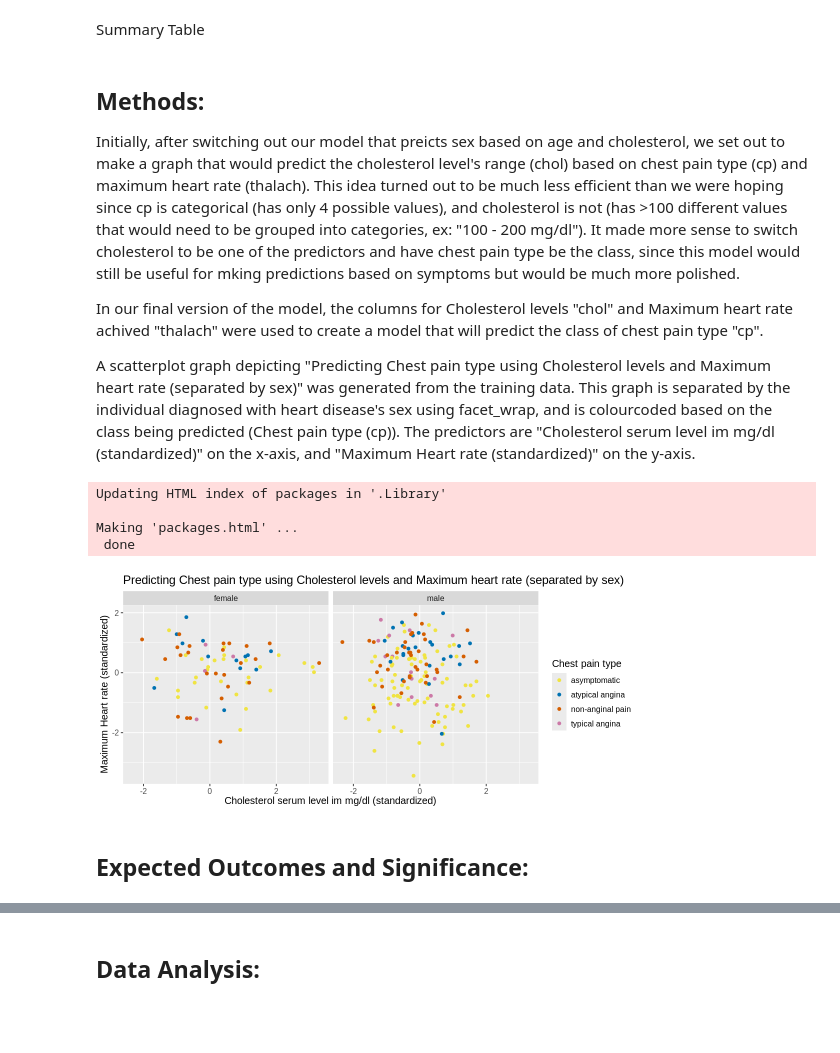
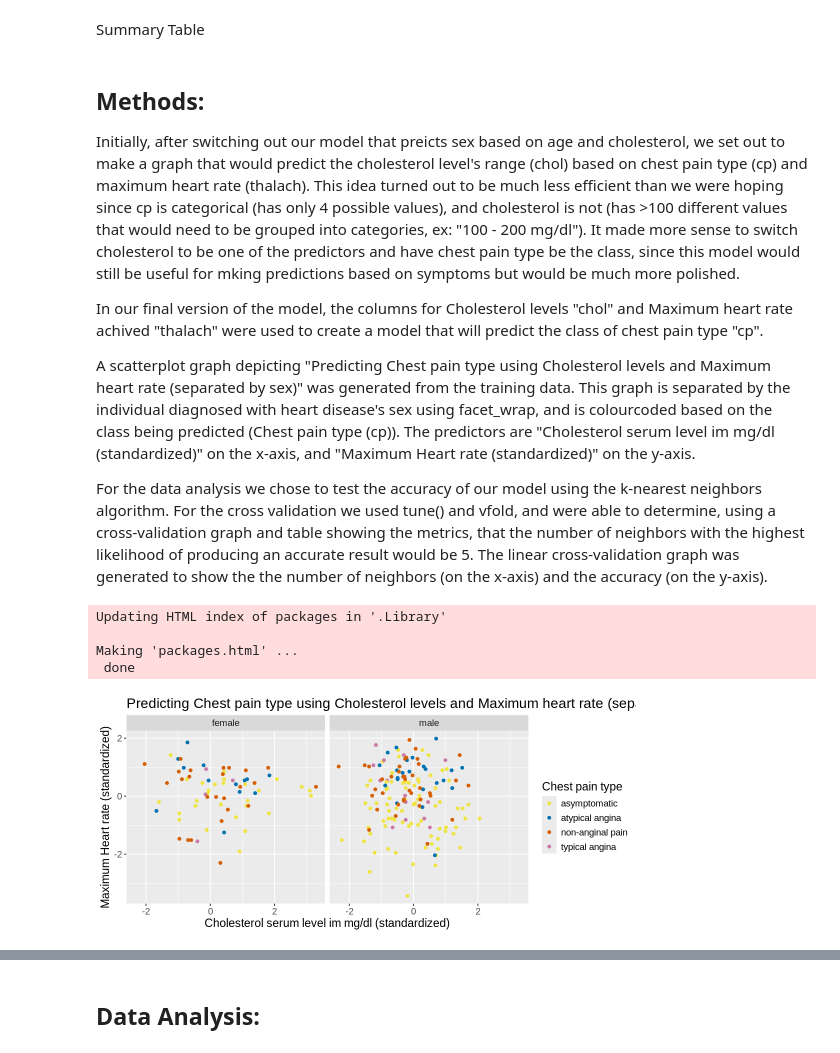
Before and after one commit to Skylertana/dsci-100-006-project-group2, a Jupyter notebook: localrepo.ipynb, the cells around one changed output, grey strips where cells are left out. Cells and saved outputs as stored; diff of their text form; code cells hidden in the pictures; blank space fills up the shorter version.

Commit message:
Added written sections from the word doc
- copied over written portion from word doc
- added observations to "expected outcomes & significance section

```diff
--- a/localrepo.ipynb
+++ b/localrepo.ipynb
@@ -126,6 +126,8 @@ based on chest pain type (cp) and maximum heart rate (thalach). This idea turned
 In our final version of the model, the columns for Cholesterol levels "chol" and Maximum heart rate achived "thalach" were used to create a model that will predict the class of chest pain type "cp".
 
 A scatterplot graph depicting "Predicting Chest pain type using Cholesterol levels and Maximum heart rate (separated by sex)" was generated from the training data. This graph is separated by the individual diagnosed with heart disease's sex using facet_wrap, and is colourcoded based on the class being predicted (Chest pain type (cp)). The predictors are "Cholesterol serum level im mg/dl (standardized)" on the x-axis, and "Maximum Heart rate (standardized)" on the y-axis.
+
+For the data analysis we chose to test the accuracy of our model using the k-nearest neighbors algorithm. For the cross validation we used tune() and vfold, and were able to determine, using a cross-validation graph and table showing the metrics, that the number of neighbors with the highest likelihood of producing an accurate result would be 5. The linear cross-validation graph was generated to show the the number of neighbors (on the x-axis) and the accuracy (on the y-axis).
 # %%
 
 install.packages("themis")
@@ -136,34 +138,32 @@ set.seed(4321)
 heart_data_recipe <- recipe(cp ~ thalach + chol + sex, data = heart_data) |>
                         step_scale(chol, thalach) |>
                         step_center(chol, thalach) #|>
                         #step_upsample(sex, over_ratio = 1, skip = FALSE)
 
 heart_data_scaled <- heart_data_recipe |>
     prep() |>
     bake(heart_data)
 
 heart_split <- initial_split(heart_data_scaled, prop = 0.75, strata = cp)
 heart_train <- training(heart_split)
 heart_test <- testing(heart_split)
 
 options(repr.plot.width = 9, repr.plot.height = 4)
 
 heart_plot <- heart_train |>
     ggplot(aes(x = chol, y = thalach))+
         geom_point(aes(color = cp)) +
         facet_wrap(facets = vars(factor(sex))) +
         labs(x = "Cholesterol serum level im mg/dl (standardized)", y = "Maximum Heart rate (standardized)",
              color = "Chest pain type",
              title = "Predicting Chest pain type using Cholesterol levels and Maximum heart rate (separated by sex)") +
         scale_colour_manual(values = c( "#F0E442", "#0072B2", "#D55E00", "#CC79A7")) +
-        theme(text = element_text(size = 12))
+        theme(text = element_text(size = 14))
 
 heart_plot
 # %% [output]
 Updating HTML index of packages in '.Library'
 
 Making 'packages.html' ...
  done
-[figure, old version]
+[figure, new version]
-# %% [markdown]
-## Expected Outcomes and Significance:
```
Also changed, not shown: parts of 7 cells of this notebook.
